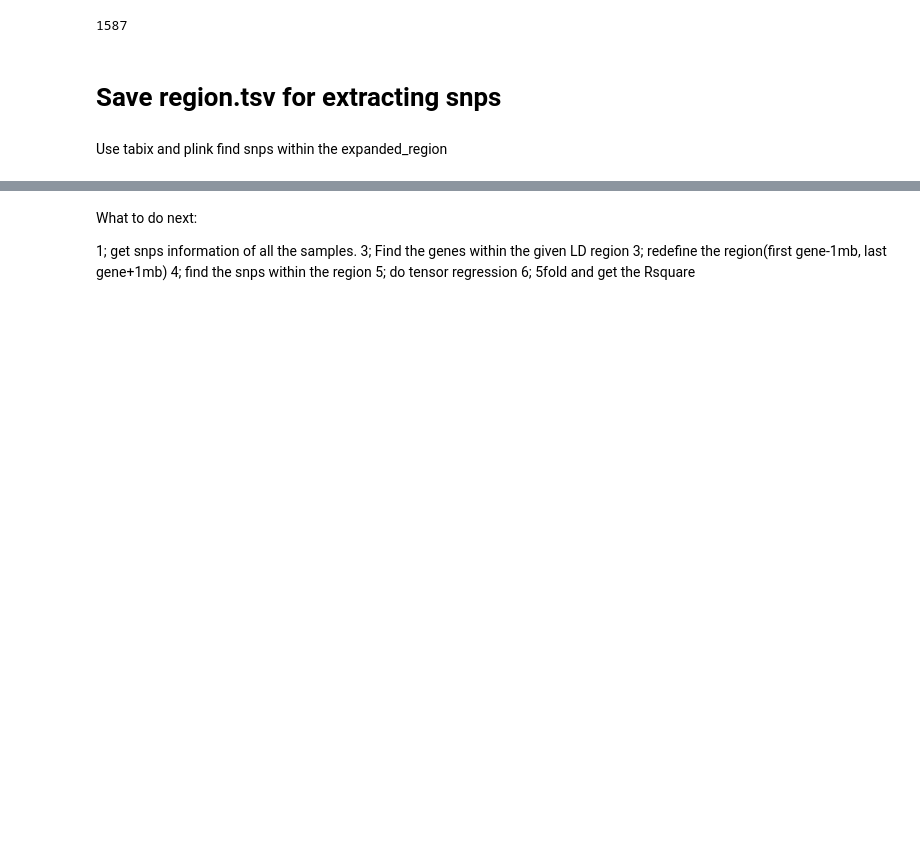
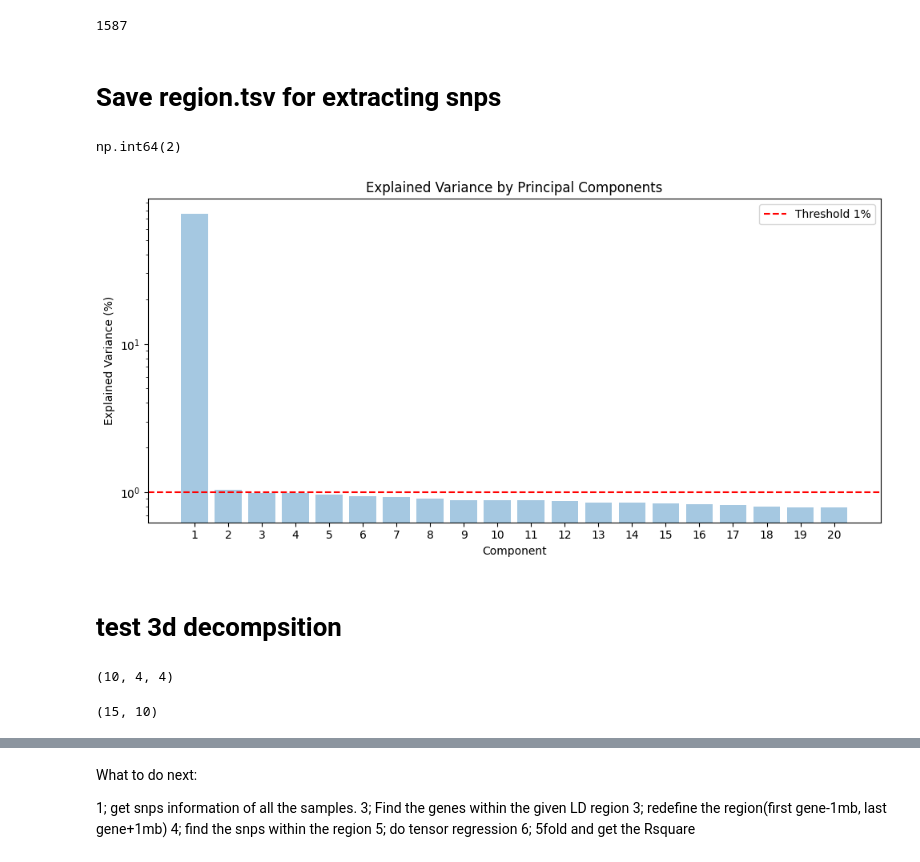
Before and after one commit to ChenRuilonggo/TRTWS, a Jupyter notebook: Draft.ipynb, the cells around one changed output, grey strips where cells are left out. Saved outputs shown, nothing was run; the diff lists cells and outputs as text; code cells hidden in the pictures; blank space fills up the shorter version.

```diff
--- a/dataprocessing.ipynb
+++ b/Draft.ipynb
@@ -344,5 +351,15 @@ df["end"] = df["region_gene_end"]
 
 # 按顺序输出为 tsv
 df[["chrom", "start", "end", "region_id"]].to_csv("valid_regions.tsv", sep="\t", header=False, index=False)
-# %% [markdown]
-Use tabix and plink find snps within the expanded_region
+# %%
+from utils import cal_eigen_varexp
+from tensorly import random
+tensor = random.random_tensor((30, 40, 50), seed=42)
+
+fig, rank = cal_eigen_varexp(tensor, mode0=0, modes=[1, 2], varexp=1)
+rank
+# %% [output]
+np.int64(2)
+[figure, added]
+# %% [markdown]
+# test 3d decompsition
@@ -348,0 +386,8 @@ Use tabix and plink find snps within the expanded_region
+# %%
+G.shape
+# %% [output]
+(10, 4, 4)
+# %%
+W1.shape
+# %% [output]
+(15, 10)
```
Also changed, not shown: parts of 19 cells of this notebook, 8 other files.
